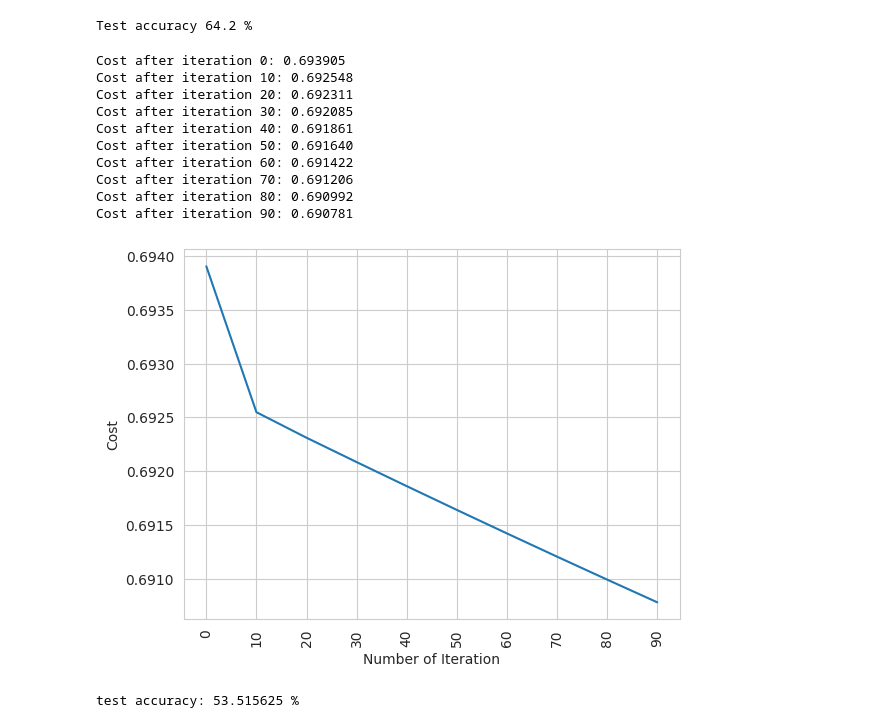
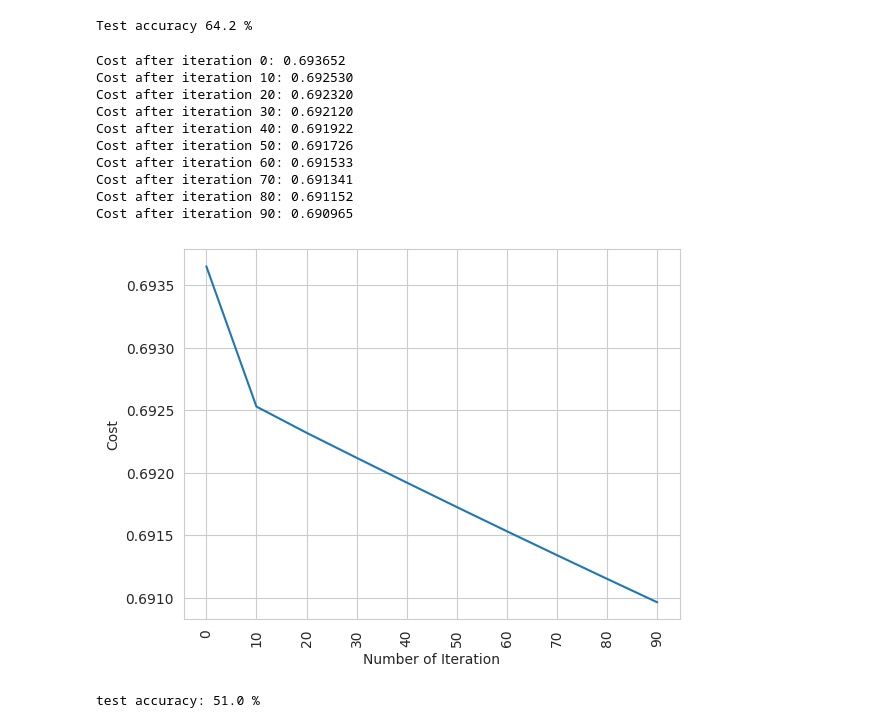
Before and after one commit to ming053l/ml_assignment, a Jupyter notebook: 1.1_linear classsifier(MLP+RELU(semi-linear) without normalization)+logistic regression.ipynb, the cells around one changed output. Drawn from its saved outputs; the diff is of its cells as text; code cells hidden in the pictures.

```diff
--- a/1.1_linear classsifier(MLP+RELU(semi-linear) without normalization)+logistic regression.ipynb
+++ b/1.1_linear classsifier(MLP+RELU(semi-linear) without normalization)+logistic regression.ipynb
@@ -275,37 +287,35 @@ def logistic_regression(x_train, y_train, x_test, y_test, learning_rate ,  num_i
 # %%
 
 train_df = pd.read_csv('./train_preproceed.csv')
 test_df = pd.read_csv('./test.csv')
 
 train_df = pd.get_dummies(train_df, drop_first=True)
 
 #test_df = pd.get_dummies(test_df, drop_first=True)
 
-train_df = train_df.sample(n=1280, random_state=42)  # 使用 random_state 以确保可重复性
 
-x_train = train_df.drop('is_claim', axis=1).values
-y_train = train_df['is_claim'].values
+train_df_ = train_df.sample(n=2000, random_state=42)  # 使用 random_state 以确保可重复性
 
-from sklearn.model_selection import train_test_split
+x_train = train_df_.drop('is_claim', axis=1).values.T
+y_train = train_df_['is_claim'].values.T
 
-x_train, x_test, y_train, y_test = train_test_split(x_train,y_train,test_size = 0.2, random_state = 42)
 
-x_train = x_train.T
-x_test = x_test.T
-y_train = y_train.T
-y_test = y_test.T
+val_df = train_df.sample(n=100, random_state=38)  # 使用 random_state 以确保可重复性
 
+
+x_test = val_df.drop('is_claim', axis=1).values.T
+y_test = val_df['is_claim'].values.T
 logistic_regression(x_train, y_train, x_test, y_test,learning_rate = 0.01, num_iterations = 100)
 # %% [output]
-Cost after iteration 0: 0.693905
-Cost after iteration 10: 0.692548
-Cost after iteration 20: 0.692311
-Cost after iteration 30: 0.692085
-Cost after iteration 40: 0.691861
-Cost after iteration 50: 0.691640
-Cost after iteration 60: 0.691422
-Cost after iteration 70: 0.691206
-Cost after iteration 80: 0.690992
-Cost after iteration 90: 0.690781
+Cost after iteration 0: 0.693652
+Cost after iteration 10: 0.692530
+Cost after iteration 20: 0.692320
+Cost after iteration 30: 0.692120
+Cost after iteration 40: 0.691922
+Cost after iteration 50: 0.691726
+Cost after iteration 60: 0.691533
+Cost after iteration 70: 0.691341
+Cost after iteration 80: 0.691152
+Cost after iteration 90: 0.690965
-[figure, old version]
+[figure, new version]
-test accuracy: 53.515625 %
+test accuracy: 51.0 %
```
Also changed, not shown: parts of 1 cell of this notebook.
